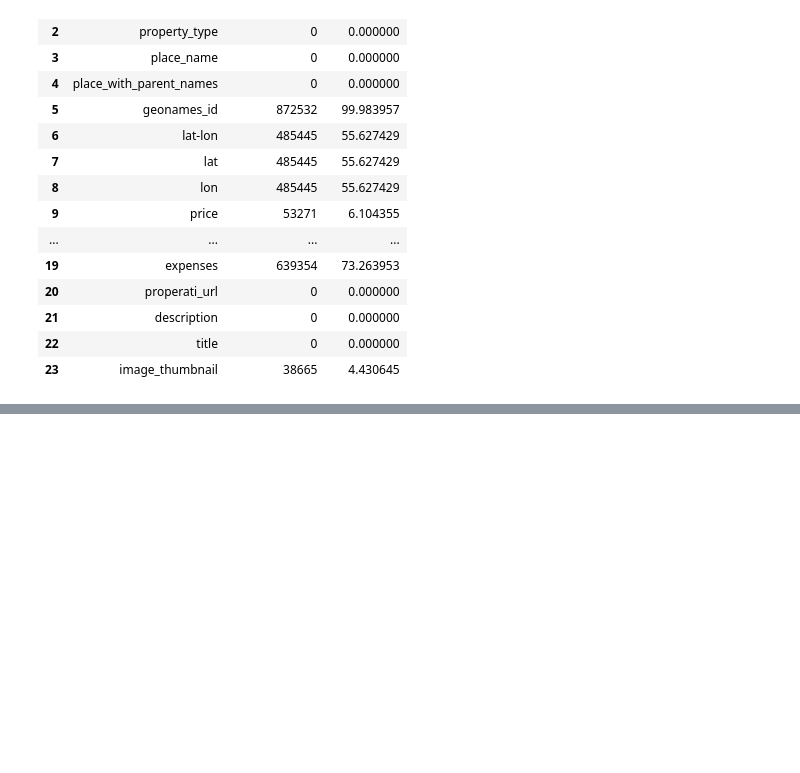
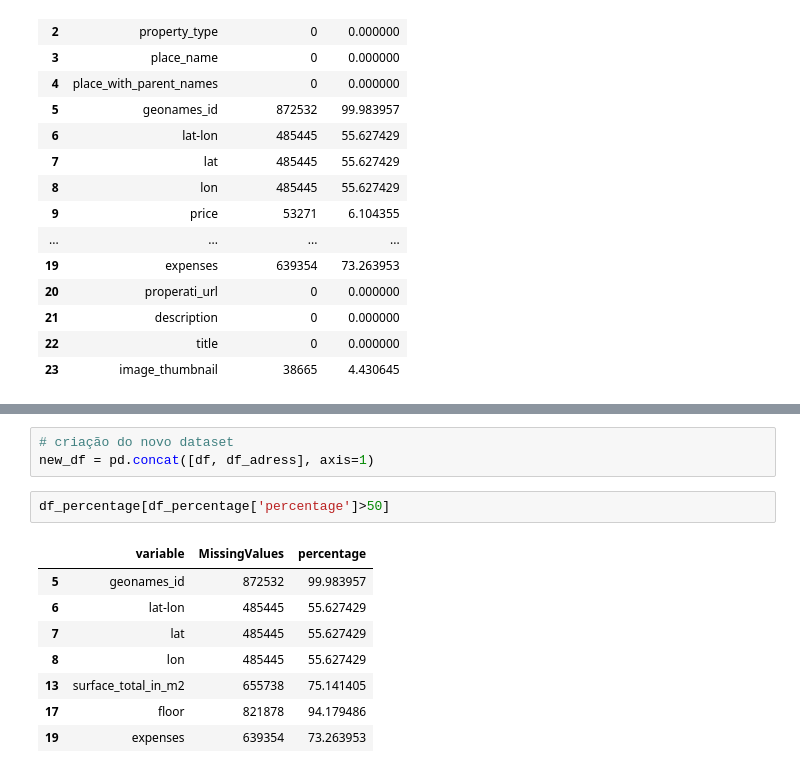
Before and after one commit to DSAMentoring/BrazilRealState, a Jupyter notebook: Estudo_Dataset.ipynb, the cells around one changed output, grey strips where cells are left out. Drawn from its saved outputs; the diff is of its cells as text; blank space fills up the shorter version.

```diff
--- a/Estudo_Dataset.ipynb
+++ b/Estudo_Dataset.ipynb
@@ -99,0 +110,14 @@ df.tail(20)
+# %%
+# criação do novo dataset
+new_df = pd.concat([df, df_adress], axis=1)
+# %%
+df_percentage[df_percentage['percentage']>50]
+# %% [output]
+|  | variable | MissingValues | percentage |
+| 5 | geonames_id | 872532 | 99.983957 |
+| 6 | lat-lon | 485445 | 55.627429 |
+| 7 | lat | 485445 | 55.627429 |
+| 8 | lon | 485445 | 55.627429 |
+| 13 | surface_total_in_m2 | 655738 | 75.141405 |
+| 17 | floor | 821878 | 94.179486 |
+| 19 | expenses | 639354 | 73.263953 |
```
Also changed, not shown: parts of 26 cells of this notebook.
